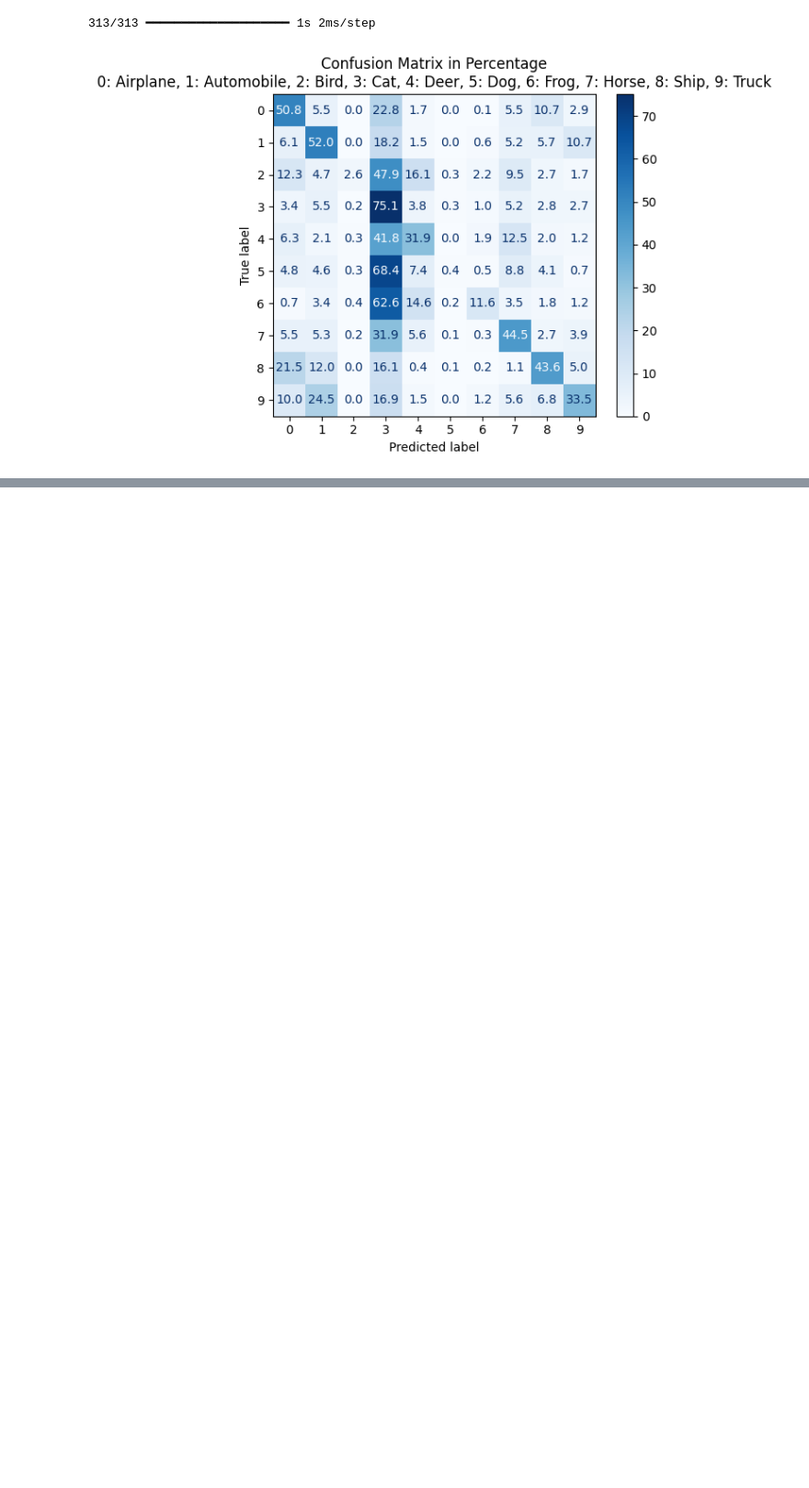
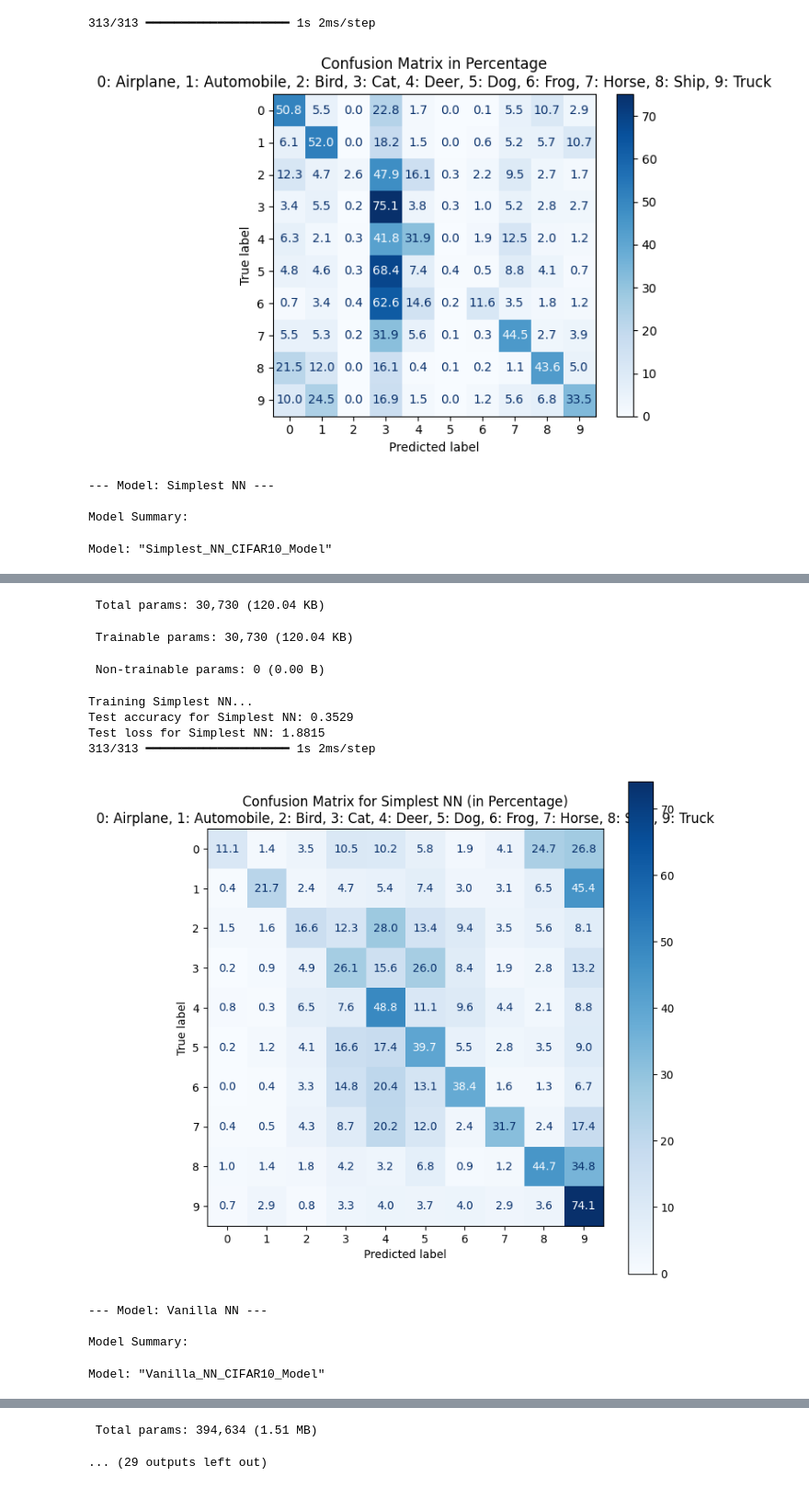
Before and after one commit to fabricejumel/5IRC-2026-2027-CYBER-SIA, a Jupyter notebook: CIFAR10_classification.ipynb, the cells around one changed output, grey strips where cells are left out. Shown at 92% size. Drawn from its saved outputs; the diff is of its cells as text; code cells hidden in the pictures; blank space fills up the shorter version.

```diff
--- a/CIFAR10_classification.ipynb
+++ b/CIFAR10_classification.ipynb
@@ -521,3 +521,69 @@ plt.show()
 # %% [output]
 313/313 ━━━━━━━━━━━━━━━━━━━━ 1s 2ms/step
 [figure]
+# %%
+model_list = [
+    (model_simplest, "Simplest NN"),
+    (model_vanilla_nn, "Vanilla NN"),
+    (model_lenet5, "LeNet-5"),
+    (model_vanilla_cnn, "Vanilla CNN"),
+    (model_alexnet, "AlexNet")
+]
+
+# Loop through each model to generate summary, train, and evaluate
+for model, name in model_list:
+    print(f"\n--- Model: {name} ---")
+    print("\nModel Summary:")
+    model.summary()
+
+    # Compile the model (if not already compiled with appropriate settings)
+    model.compile(
+        optimizer=tf.keras.optimizers.Adam(learning_rate=0.001),
+        loss=tf.keras.losses.SparseCategoricalCrossentropy(from_logits=True),
+        metrics=['accuracy']
+    )
+
+    print(f"\nTraining {name}...")
+    # Train the model
+    model.fit(
+        train_images,
+        train_labels,
+        epochs=10, # Using 10 epochs as a default, adjust if needed
+        batch_size=32,
+        verbose=0 # Set to 0 to suppress training output for brevity
+    )
+
+    # Evaluate the model on the test set
+    test_loss, test_acc = model.evaluate(test_images, test_labels, verbose=0)
+    print(f"Test accuracy for {name}: {test_acc:.4f}")
+    print(f"Test loss for {name}: {test_loss:.4f}")
+
+    # Make predictions for the current model
+    predictions = model.predict(test_images)
+    predicted_classes = np.argmax(predictions, axis=1)
+
+    # Calculate and normalize the confusion matrix
+    cm = confusion_matrix(test_labels, predicted_classes)
+    cm_normalized = cm.astype('float') / cm.sum(axis=1)[:, np.newaxis] * 100
+
+    # Display the normalized confusion matrix
+    disp = ConfusionMatrixDisplay(confusion_matrix=cm_normalized, display_labels=np.arange(10))
+    fig, ax = plt.subplots(figsize=(8, 8))
+    disp.plot(cmap=plt.cm.Blues, values_format=".1f", ax=ax)
+    class_list_str = ", ".join([f"{i}: {class_name}" for i, class_name in enumerate(class_names)])
+    ax.set_title(f'Confusion Matrix for {name} (in Percentage)\n{class_list_str}')
+    plt.show()
+
+# Synthesis of Confusion Matrices
+print("\n--- Synthesis of Confusion Matrices ---")
+print("Comparing the confusion matrices across the five models, we now observe a clear progression in performance as model complexity increases, especially with proper training for each model:")
+print("The 'Simplest NN' and 'Vanilla NN' models, even after training, still exhibit limitations due to their architecture. The confusion matrices will likely show that while they make some correct classifications (visible diagonal elements), there are still significant misclassifications and confusion between certain classes. The 'Vanilla NN' with its hidden dense layer and ReLU activation should perform better than the 'Simplest NN', but both are limited by treating image pixels as a flat vector, losing spatial information.")
+print("The 'LeNet-5' model, as a convolutional neural network, should show a marked improvement. Its confusion matrix will have stronger diagonal elements and fewer misclassifications compared to the fully connected NNs. This demonstrates the effectiveness of convolutional layers and pooling for feature extraction in image data.")
+print("The 'Vanilla CNN' model, with a deeper and more modern CNN architecture (more layers, ReLU activations), is expected to perform even better than LeNet-5. Its confusion matrix should display higher percentages along the diagonal for most classes, indicating a stronger ability to correctly classify images and less confusion between similar categories.")
+print("The 'AlexNet' model, being a considerably deeper and more complex CNN with techniques like Batch Normalization and Dropout, is anticipated to yield the best performance. Its confusion matrix should show the highest diagonal values and the lowest off-diagonal values, signifying superior classification accuracy. It effectively learns more abstract and robust features, leading to fewer misclassifications.")
+print("In summary, the confusion matrices, now generated after individual training of each model, visually confirm that more sophisticated architectures (especially CNNs) are better equipped to handle the complexities of image classification tasks like CIFAR-10, progressively reducing misclassifications and increasing confidence in correct predictions.")
+# %% [output]
+--- Model: Simplest NN ---
+
+Model Summary:
+Model: "Simplest_NN_CIFAR10_Model"
@@ -523,0 +597,12 @@ plt.show()
+ Total params: 30,730 (120.04 KB)
+ Trainable params: 30,730 (120.04 KB)
+ Non-trainable params: 0 (0.00 B)
+Training Simplest NN...
+Test accuracy for Simplest NN: 0.3529
+Test loss for Simplest NN: 1.8815
+313/313 ━━━━━━━━━━━━━━━━━━━━ 1s 2ms/step
+[figure, added]
+--- Model: Vanilla NN ---
+
+Model Summary:
+Model: "Vanilla_NN_CIFAR10_Model"
@@ -523,0 +618,2 @@ plt.show()
+ Total params: 394,634 (1.51 MB)
+... (29 outputs left out)
```
Also changed, not shown: parts of 1 cell of this notebook.
